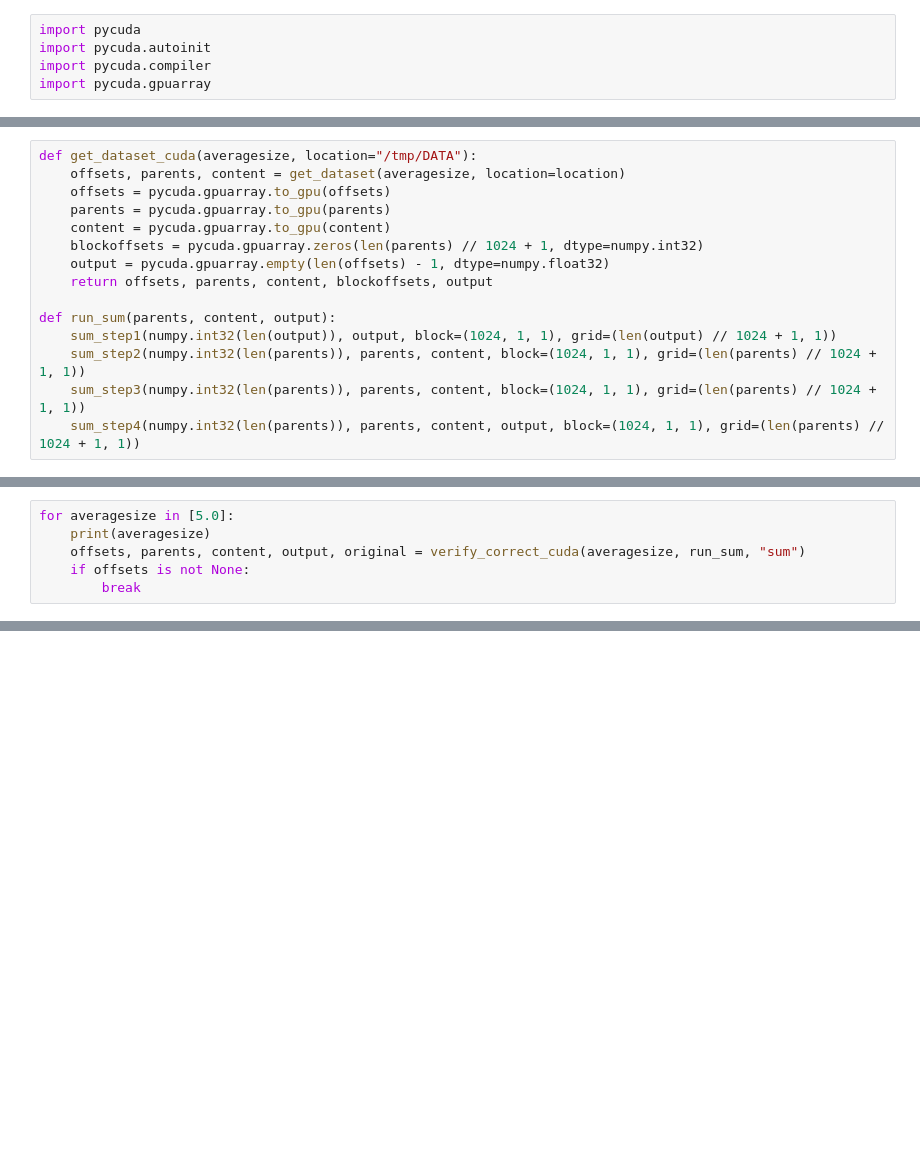
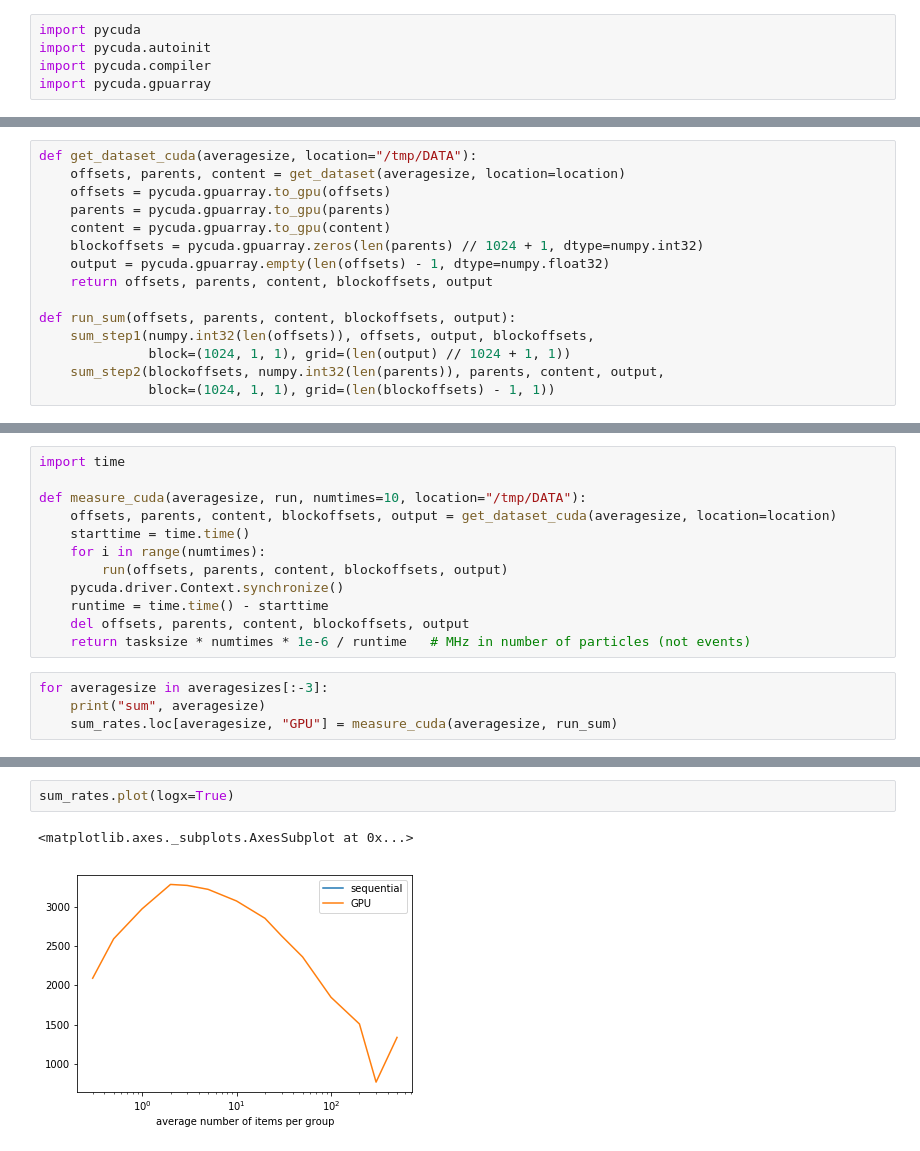
Before and after one commit to jpivarski/jupyter-performance-studies, a Jupyter notebook: 2018-09-10-jagged-reduction.ipynb, the cells around one changed output, grey strips where cells are left out. Drawn from its saved outputs; the diff is of its cells as text; blank space fills up the shorter version.

Commit message:
sum is correct

```diff
--- a/2018-09-10-jagged-reduction.ipynb
+++ b/2018-09-10-jagged-reduction.ipynb
@@ -604,8 +594,8 @@ def get_dataset_cuda(averagesize, location="/tmp/DATA"):
     output = pycuda.gpuarray.empty(len(offsets) - 1, dtype=numpy.float32)
     return offsets, parents, content, blockoffsets, output
 
-def run_sum(parents, content, output):
-    sum_step1(numpy.int32(len(output)), output, block=(1024, 1, 1), grid=(len(output) // 1024 + 1, 1))
-    sum_step2(numpy.int32(len(parents)), parents, content, block=(1024, 1, 1), grid=(len(parents) // 1024 + 1, 1))
-    sum_step3(numpy.int32(len(parents)), parents, content, block=(1024, 1, 1), grid=(len(parents) // 1024 + 1, 1))
-    sum_step4(numpy.int32(len(parents)), parents, content, output, block=(1024, 1, 1), grid=(len(parents) // 1024 + 1, 1))
+def run_sum(offsets, parents, content, blockoffsets, output):
+    sum_step1(numpy.int32(len(offsets)), offsets, output, blockoffsets,
+              block=(1024, 1, 1), grid=(len(output) // 1024 + 1, 1))
+    sum_step2(blockoffsets, numpy.int32(len(parents)), parents, content, output,
+              block=(1024, 1, 1), grid=(len(blockoffsets) - 1, 1))
@@ -628,6 +601,0 @@ def verify_correct_cuda(averagesize, run, which, location="/tmp/DATA"):
-# %%
-for averagesize in [5.0]:
-    print(averagesize)
-    offsets, parents, content, output, original = verify_correct_cuda(averagesize, run_sum, "sum")
-    if offsets is not None:
-        break
@@ -656,0 +602,16 @@ array([ 4.997177 , 10.069688 ,  5.997902 ,  2.9808023,  4.0221004,
+# %%
+import time
+
+def measure_cuda(averagesize, run, numtimes=10, location="/tmp/DATA"):
+    offsets, parents, content, blockoffsets, output = get_dataset_cuda(averagesize, location=location)
+    starttime = time.time()
+    for i in range(numtimes):
+        run(offsets, parents, content, blockoffsets, output)
+    pycuda.driver.Context.synchronize()
+    runtime = time.time() - starttime
+    del offsets, parents, content, blockoffsets, output
+    return tasksize * numtimes * 1e-6 / runtime   # MHz in number of particles (not events)
+# %%
+for averagesize in averagesizes[:-3]:
+    print("sum", averagesize)
+    sum_rates.loc[averagesize, "GPU"] = measure_cuda(averagesize, run_sum)
@@ -656,0 +633,5 @@ array([ 4.997177 , 10.069688 ,  5.997902 ,  2.9808023,  4.0221004,
+# %%
+sum_rates.plot(logx=True)
+# %% [output]
+<matplotlib.axes._subplots.AxesSubplot at 0x...>
+[figure, added]
```
Also changed, not shown: parts of 9 cells of this notebook.
